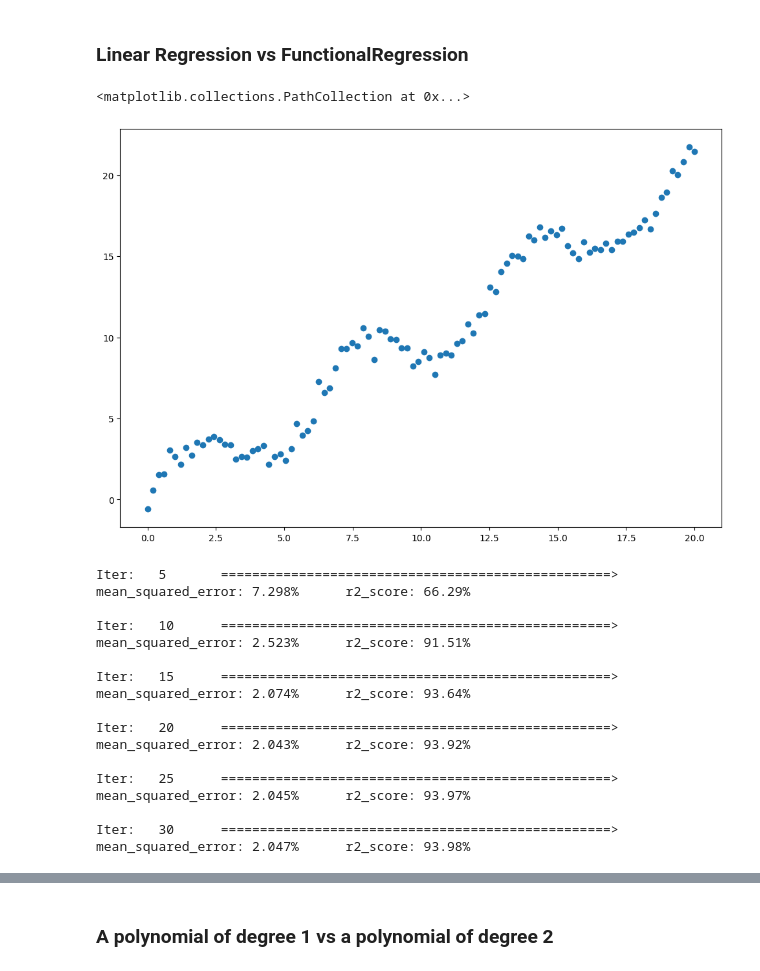
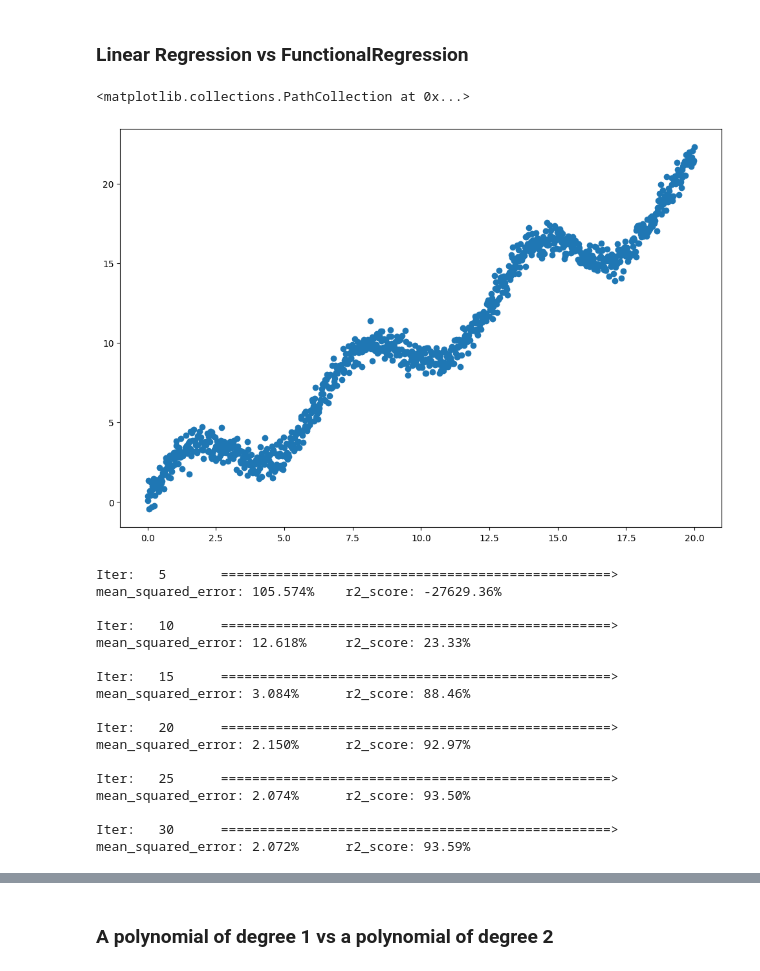
Before and after one commit to Mitchell-Mirano/Allison, a Jupyter notebook: examples/linear/differences_between_regressors.ipynb, the cells around one changed output, grey strips where cells are left out. Saved outputs shown, nothing was run; the diff lists cells and outputs as text; code cells hidden in the pictures.

```diff
--- a/examples/linear/differences_between_regressors.ipynb
+++ b/examples/linear/differences_between_regressors.ipynb
@@ -15,14 +15,14 @@ from allison.utils.metrics import r2_score
 # %% [markdown]
 ### Linear Regression vs FunctionalRegression
 # %%
-x=np.linspace(0,20,100)
-y=x+ 2*np.sin(x) +0.5*np.random.randn(100)
+x=np.linspace(0,20,1000)
+y=x+ 2*np.sin(x) +0.5*np.random.randn(1000)
 
 plt.figure(figsize=(12,8))
 plt.scatter(x,y)
 # %% [output]
 <matplotlib.collections.PathCollection at 0x...>
-[figure, old version]
+[figure, new version]
 # %%
 model=LinearRegression(loss_function=mean_squared_error,
                 lr=0.001,
@@ -33,17 +33,17 @@ history=model.train(n_iters=30,
             labels=y,
             callbacks_period=5,history_train=True)
 # %% [output]
-Iter:   5       ==================================================>      mean_squared_error: 7.298%      r2_score: 66.29%
+Iter:   5       ==================================================>      mean_squared_error: 105.574%    r2_score: -27629.36%
 
-Iter:   10      ==================================================>      mean_squared_error: 2.523%      r2_score: 91.51%
+Iter:   10      ==================================================>      mean_squared_error: 12.618%     r2_score: 23.33%
 
-Iter:   15      ==================================================>      mean_squared_error: 2.074%      r2_score: 93.64%
+Iter:   15      ==================================================>      mean_squared_error: 3.084%      r2_score: 88.46%
 
-Iter:   20      ==================================================>      mean_squared_error: 2.043%      r2_score: 93.92%
+Iter:   20      ==================================================>      mean_squared_error: 2.150%      r2_score: 92.97%
 
-Iter:   25      ==================================================>      mean_squared_error: 2.045%      r2_score: 93.97%
+Iter:   25      ==================================================>      mean_squared_error: 2.074%      r2_score: 93.50%
 
-Iter:   30      ==================================================>      mean_squared_error: 2.047%      r2_score: 93.98%
+Iter:   30      ==================================================>      mean_squared_error: 2.072%      r2_score: 93.59%
 # %%
 
 plt.figure(figsize=(12,8))
```
Also changed, not shown: parts of 8 cells of this notebook, 8 other files.
